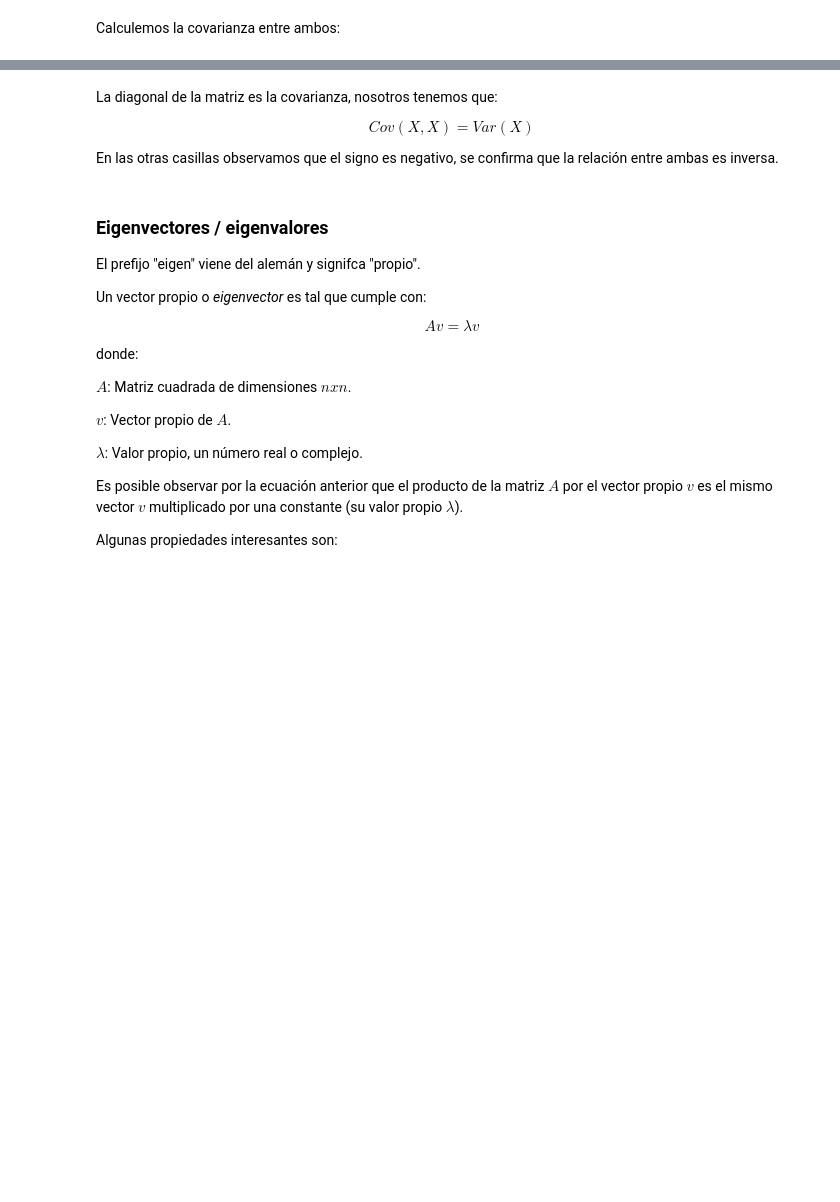
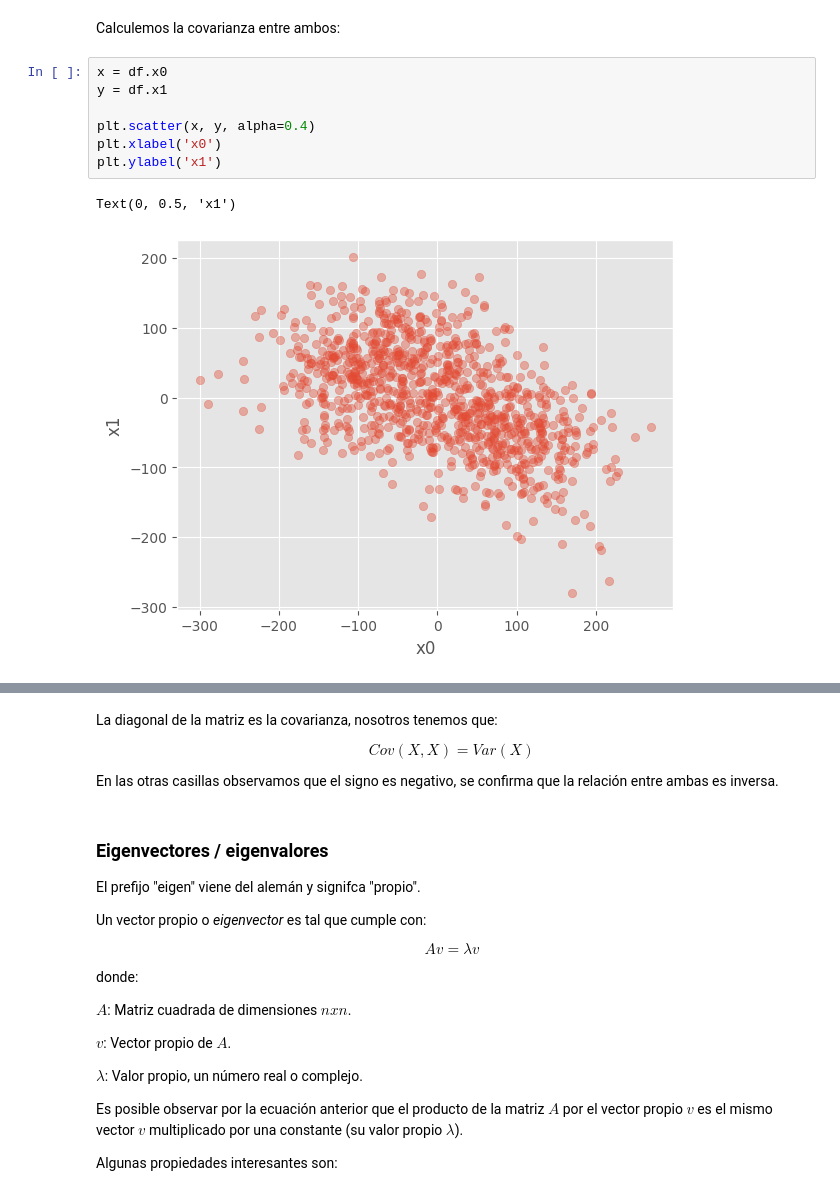
Before and after one commit to bielng/Data-Lab, a Jupyter notebook: clase_9,0_012026.ipynb, the cells around one changed output, grey strips where cells are left out. Drawn from its saved outputs; the diff is of its cells as text; blank space fills up the shorter version.

```diff
--- a/clase_9,0_012026.ipynb
+++ b/clase_9,0_012026.ipynb
@@ -100,3 +100,13 @@ df.head()
 | 4 | -41.764336 | 46.324575 | -10.467802 | 9.220756 | 98.981305 | -0.0 | -924.770722 | -560.583757 | -140.590981 | -220.214210 | 1 |
 # %% [markdown]
 Calculemos la covarianza entre ambos:
+# %%
+x = df.x0
+y = df.x1
+
+plt.scatter(x, y, alpha=0.4)
+plt.xlabel('x0')
+plt.ylabel('x1')
+# %% [output]
+Text(0, 0.5, 'x1')
+[figure, added]
```
Also changed, not shown: parts of 5 cells of this notebook.
